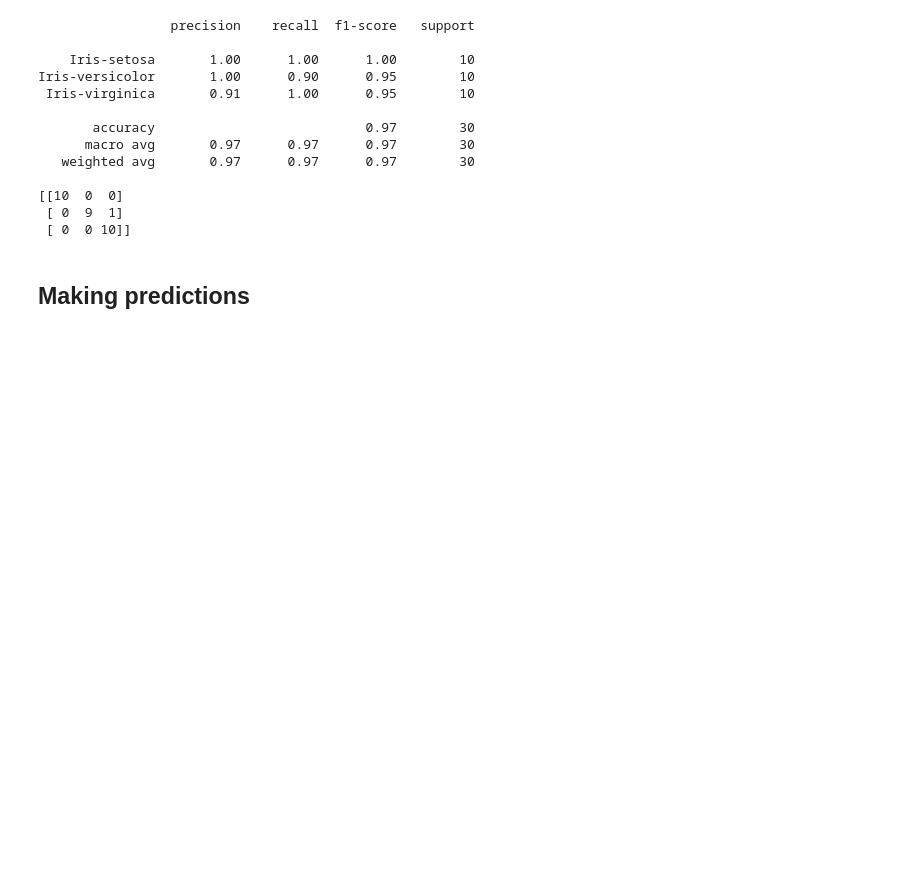
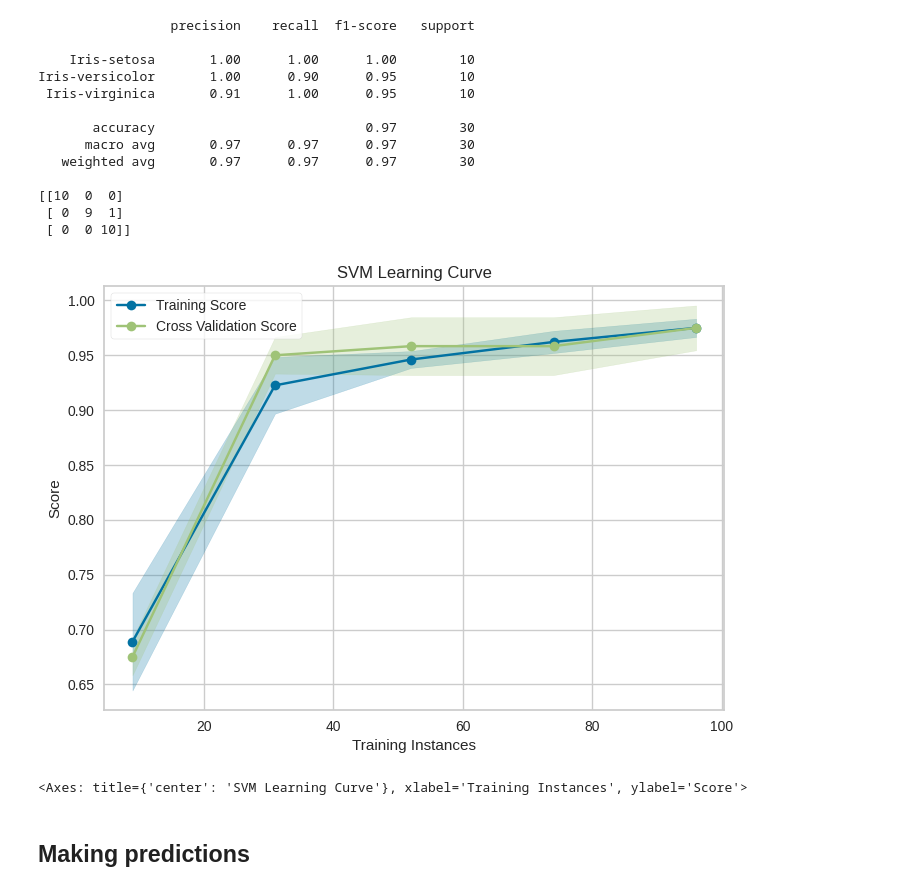
Before and after one commit to Nihal-Awad/Iris-Flower-Classification-using-ML, a Jupyter notebook: Iris_flowers_classification.ipynb, the cells around one changed output. Cells and saved outputs as stored; diff of their text form; code cells hidden in the pictures; blank space fills up the shorter version.

```diff
--- a/Iris_flowers_classification.ipynb
+++ b/Iris_flowers_classification.ipynb
@@ -354,6 +390,13 @@ Iris-versicolor       1.00      0.90      0.95        10
 [[10  0  0]
  [ 0  9  1]
  [ 0  0 10]]
+# %%
+visualizer = LearningCurve(svm, title='SVM Learning Curve')
+visualizer.fit(X_train, y_train)
+visualizer.show()
+# %% [output]
+[figure, added]
+<Axes: title={'center': 'SVM Learning Curve'}, xlabel='Training Instances', ylabel='Score'>
 # %% [markdown]
 ## **Making predictions**
 # %%
```
Also changed, not shown: parts of 4 cells of this notebook.
